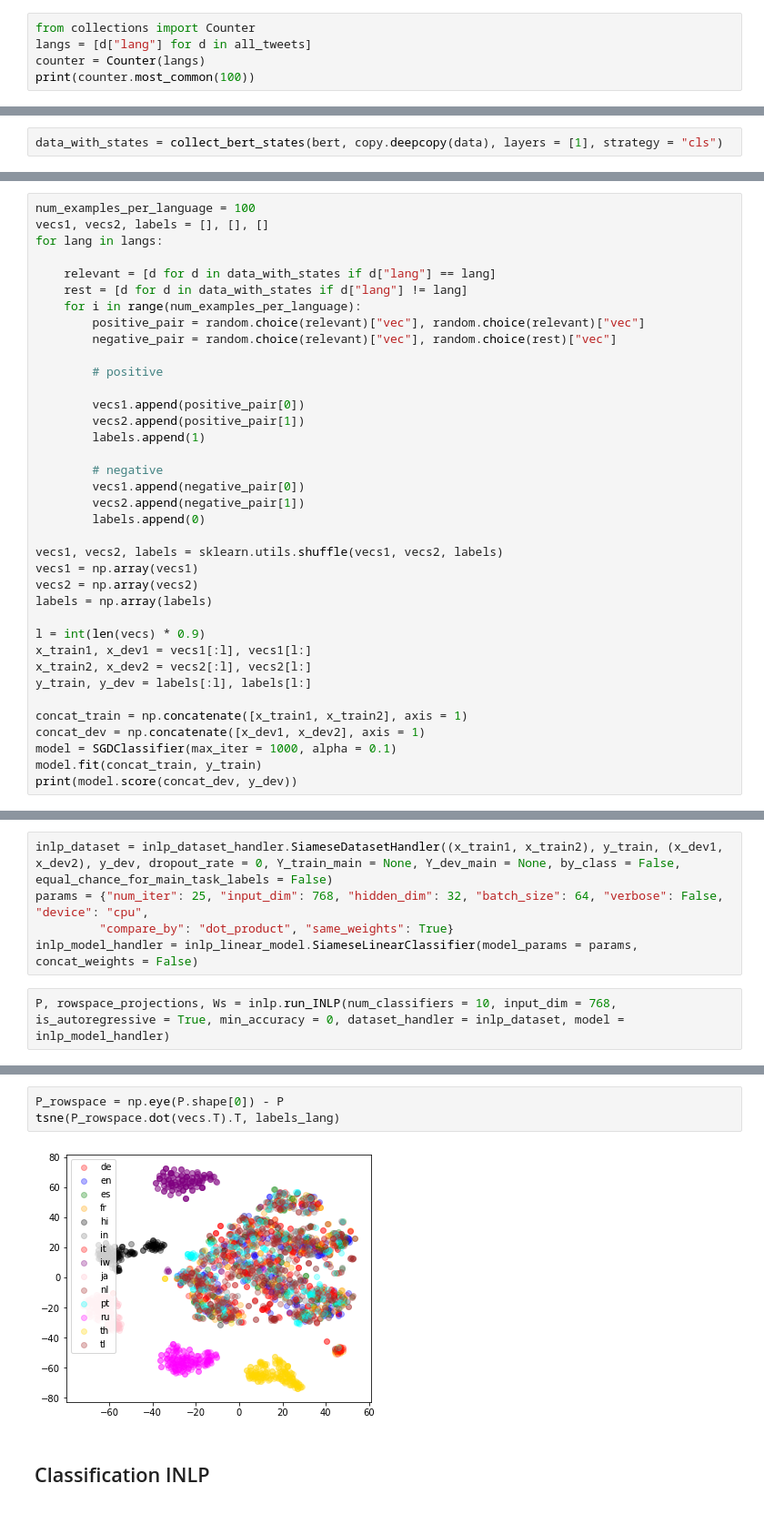
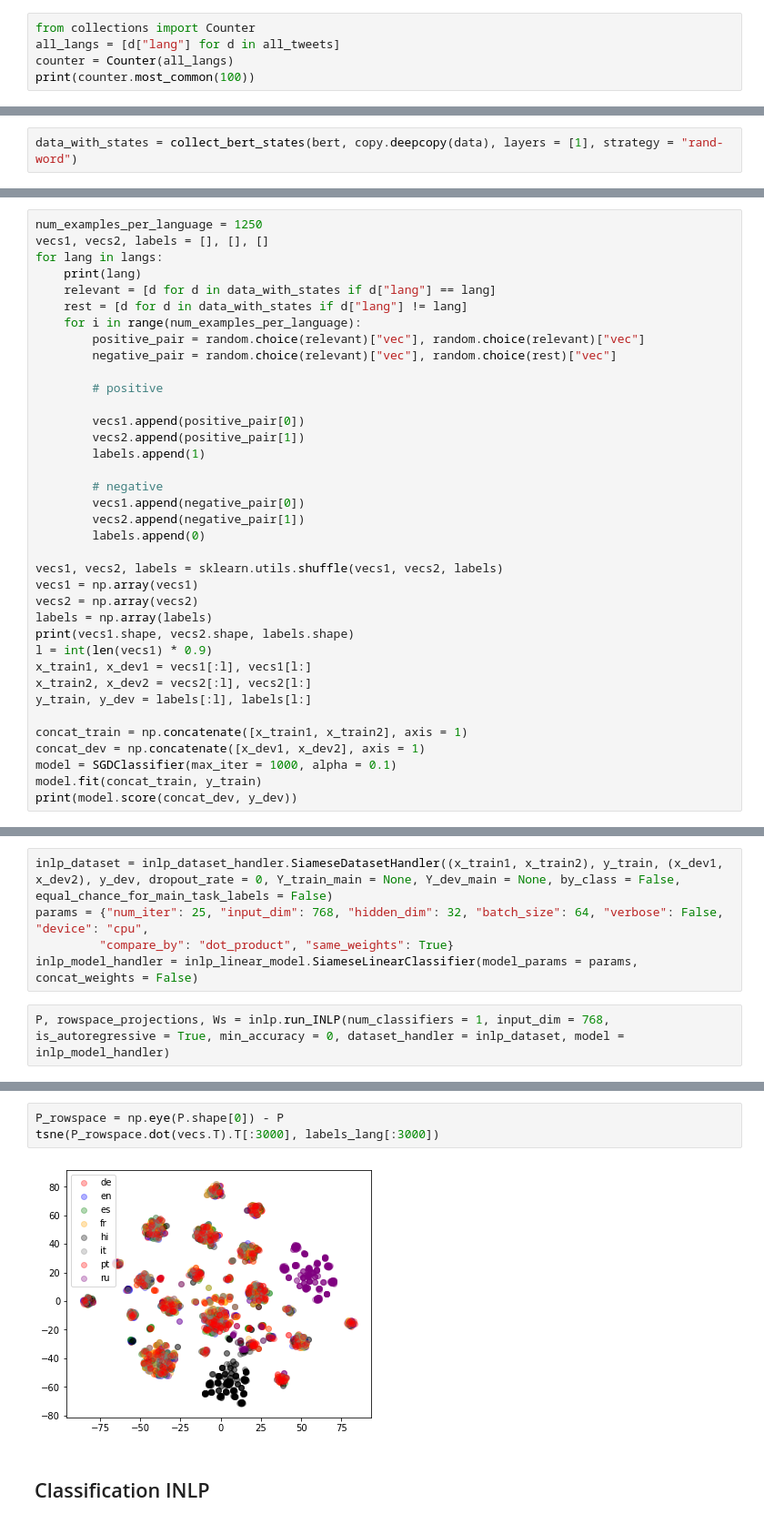
Before and after one commit to Shaul1321/multilingual-inlp, a Jupyter notebook: inlp-mbert-experiment.ipynb, the cells around one changed output, grey strips where cells are left out. Shown at 91% size. Cells and saved outputs as stored; diff of their text form.

Commit message:
tsne

```diff
--- a/inlp-mbert-experiment.ipynb
+++ b/inlp-mbert-experiment.ipynb
@@ -66,7 +57,7 @@ tl 2495
 # %%
 from collections import Counter
-langs = [d["lang"] for d in all_tweets]
-counter = Counter(langs)
+all_langs = [d["lang"] for d in all_tweets]
+counter = Counter(all_langs)
 print(counter.most_common(100))
 # %% [output]
 [('en', 44735), ('pt', 16348), ('es', 11434), ('ar', 6116), ('in', 5788), ('tr', 3822), ('hi', 2703), ('tl', 2495), ('fr', 2235), ('ja', 2128), ('th', 1138), ('ru', 1128), ('it', 730), ('und', 683), ( ...
@@ -181,2 +190,2 @@ bert = BertEncoder(device = "cpu")
 # %%
-data_with_states = collect_bert_states(bert, copy.deepcopy(data), layers = [1], strategy = "cls")
+data_with_states = collect_bert_states(bert, copy.deepcopy(data), layers = [1], strategy = "rand-word")
@@ -226,10 +244,10 @@ print(model.score(x_dev_cls, y_dev_cls))
 # %% [markdown]
 ## Create dataset for INLP
 # %%
-num_examples_per_language = 100
+num_examples_per_language = 1250
 vecs1, vecs2, labels = [], [], []
 for lang in langs:
-
+    print(lang)
     relevant = [d for d in data_with_states if d["lang"] == lang]
     rest = [d for d in data_with_states if d["lang"] != lang]
     for i in range(num_examples_per_language):
@@ -251,8 +269,8 @@ vecs1, vecs2, labels = sklearn.utils.shuffle(vecs1, vecs2, labels)
 vecs1 = np.array(vecs1)
 vecs2 = np.array(vecs2)
 labels = np.array(labels)
-
-l = int(len(vecs) * 0.9)
+print(vecs1.shape, vecs2.shape, labels.shape)
+l = int(len(vecs1) * 0.9)
 x_train1, x_dev1 = vecs1[:l], vecs1[l:]
 x_train2, x_dev2 = vecs2[:l], vecs2[l:]
 y_train, y_dev = labels[:l], labels[l:]
@@ -272,7 +299,7 @@ params = {"num_iter": 25, "input_dim": 768, "hidden_dim": 32, "batch_size": 64,
          "compare_by": "dot_product", "same_weights": True}
 inlp_model_handler = inlp_linear_model.SiameseLinearClassifier(model_params = params, concat_weights = False)
 # %%
-P, rowspace_projections, Ws = inlp.run_INLP(num_classifiers = 10, input_dim = 768, is_autoregressive = True, min_accuracy = 0, dataset_handler = inlp_dataset, model = inlp_model_handler)
+P, rowspace_projections, Ws = inlp.run_INLP(num_classifiers = 1, input_dim = 768, is_autoregressive = True, min_accuracy = 0, dataset_handler = inlp_dataset, model = inlp_model_handler)
 # %% [output]
          Name               Type Params
 0          l1             Linear   24 K
@@ -305,8 +319,8 @@ print(v_rowspace.shape)
 # %%
 P_rowspace = np.eye(P.shape[0]) - P
-tsne(P_rowspace.dot(vecs.T).T, labels_lang)
+tsne(P_rowspace.dot(vecs.T).T[:3000], labels_lang[:3000])
 # %% [output]
-[figure, old version]
+[figure, new version]
 # %% [markdown]
 ## Classification INLP
 # %%
```
Also changed, not shown: parts of 13 cells of this notebook.
